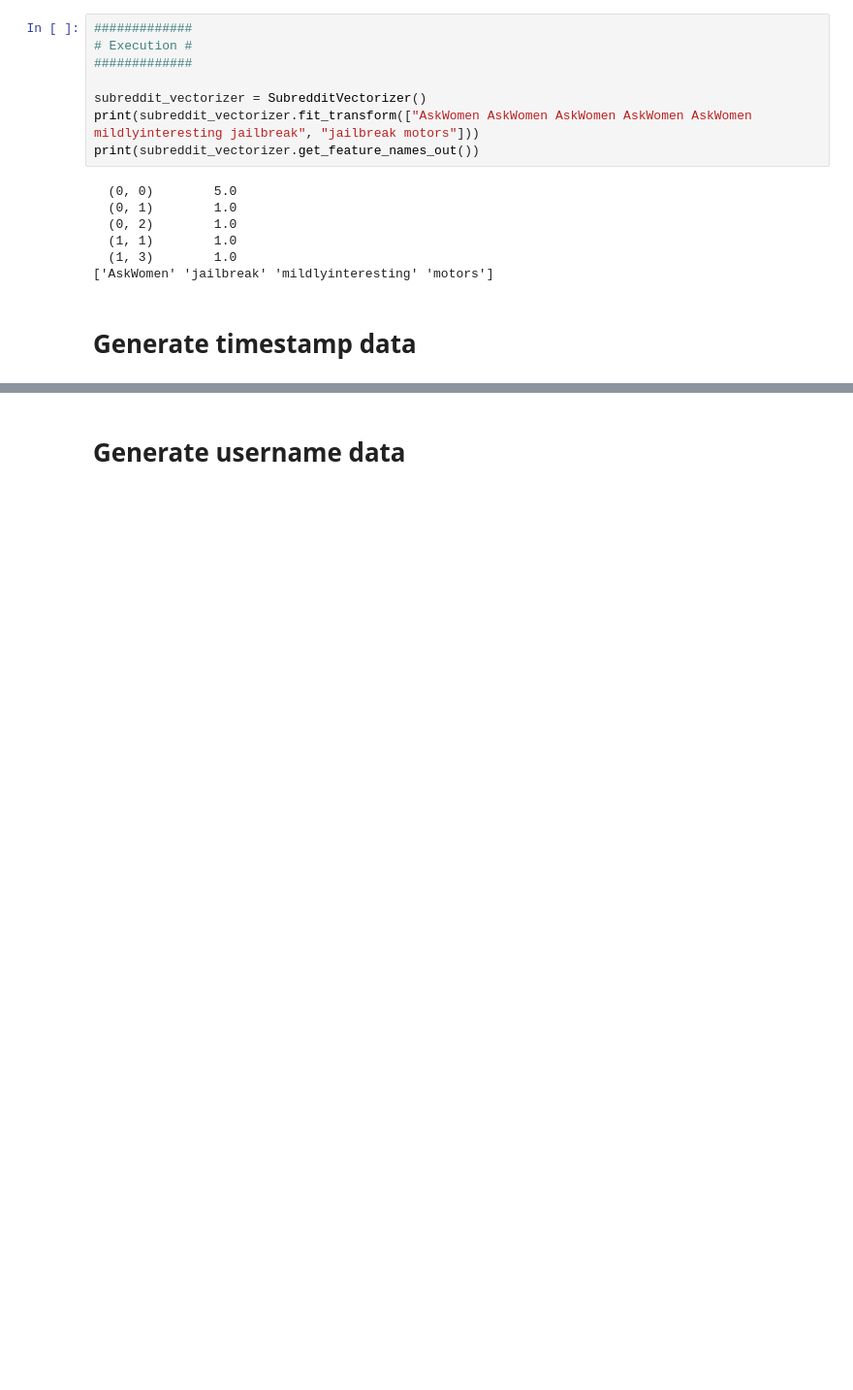
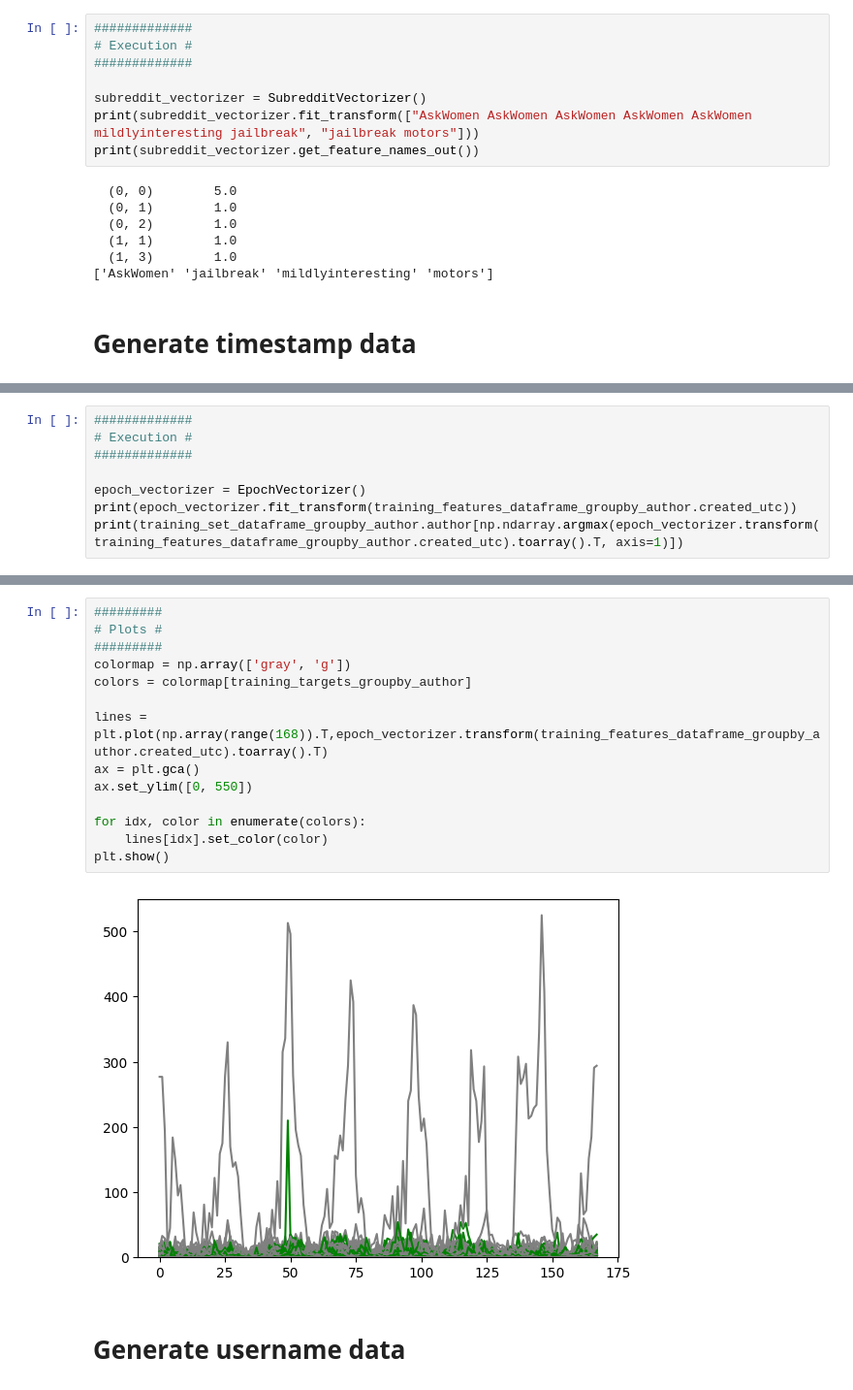
Before and after one commit to matteo4diani/reddit-nlp-demo, a Jupyter notebook: reddit-gender-classifier/reddit_gender_classifier.ipynb, the cells around one changed output, grey strips where cells are left out. Shown at 97% size. Drawn from its saved outputs; the diff is of its cells as text; blank space fills up the shorter version.

```diff
--- a/reddit-gender-classifier/reddit_gender_classifier.ipynb
+++ b/reddit-gender-classifier/reddit_gender_classifier.ipynb
@@ -270,0 +320,8 @@ print(subreddit_vectorizer.get_feature_names_out())
+# %%
+#############
+# Execution #
+#############
+
+epoch_vectorizer = EpochVectorizer()
+print(epoch_vectorizer.fit_transform(training_features_dataframe_groupby_author.created_utc))
+print(training_set_dataframe_groupby_author.author[np.ndarray.argmax(epoch_vectorizer.transform(training_features_dataframe_groupby_author.created_utc).toarray().T, axis=1)])
@@ -271,2 +346,18 @@ print(subreddit_vectorizer.get_feature_names_out())
+# %%
+#########
+# Plots #
+#########
+colormap = np.array(['gray', 'g'])
+colors = colormap[training_targets_groupby_author]
+
+lines = plt.plot(np.array(range(168)).T,epoch_vectorizer.transform(training_features_dataframe_groupby_author.created_utc).toarray().T)
+ax = plt.gca()
+ax.set_ylim([0, 550])
+
+for idx, color in enumerate(colors):
+    lines[idx].set_color(color)
+plt.show()
+# %% [output]
+[figure, added]
 # %% [markdown]
 # Generate username data
```
Also changed, not shown: parts of 8 cells of this notebook.
